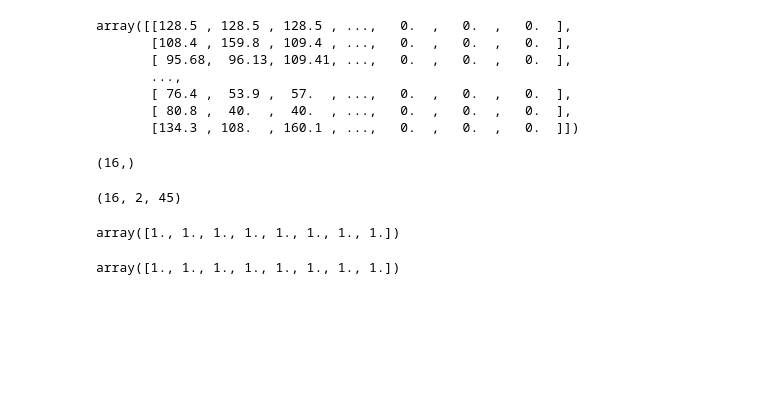
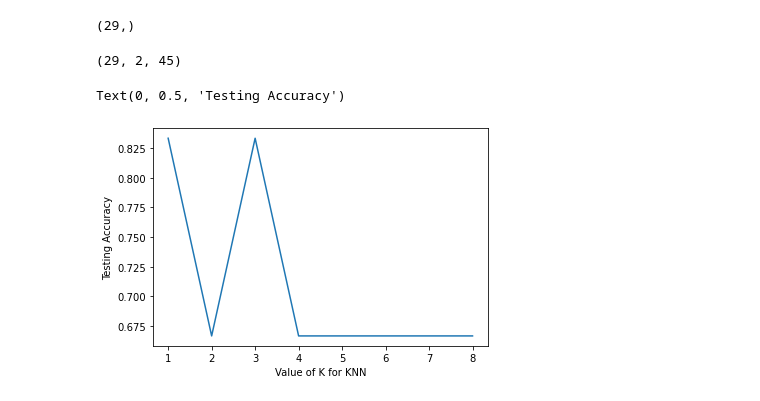
Before and after one commit to akelechi/ML, a Jupyter notebook: Final Project.ipynb, the cells around one changed output. Cells and saved outputs as stored; diff of their text form; code cells hidden in the pictures; blank space fills up the shorter version.

```diff
--- a/Final Project.ipynb
+++ b/Final Project.ipynb
@@ -49,23 +37,16 @@ molecule = []
 count = 0
 for i in range(numOfMolecules+1):
     if len(molecule) == 2:
-        print('\n')
-        print(molecule)
-        count = count+1
-        print('Length of molecule', count, 'is' , len(molecule));
-
         SubstitutedMoleculesNMR.append(molecule)
         molecule = []
-        if i< 32:
+        if i< numOfMolecules:
             data = nmrData[i]
             #data = [x for x in data if pd.isnull(x) == False]
             data = [float(s) for s in data]
             molecule.append(data)
     else:
-        if i< 32:
+        if i< numOfMolecules:
             data = nmrData[i]
             #data = [x for x in data if pd.isnull(x) == False]
             data = [float(s) for s in data]
             molecule.append(data)
-            print('\n')
-            print(data)
@@ -90,35 +53,31 @@ Length of molecule 16 is 2
 # %%
+#Reduce the dimensionality of the input matrix
 SubstitutedMoleculesNMR = np.array(SubstitutedMoleculesNMR)
 nsamples, nx, ny = SubstitutedMoleculesNMR.shape
-d2_train_dataset = SubstitutedMoleculesNMR.reshape((nsamples,nx*ny))
-d2_train_dataset
+train_dataset = SubstitutedMoleculesNMR.reshape((nsamples,nx*ny))
-# %% [output]
-array([[128.5 , 128.5 , 128.5 , ...,   0.  ,   0.  ,   0.  ],
-       [108.4 , 159.8 , 109.4 , ...,   0.  ,   0.  ,   0.  ],
-       [ 95.68,  96.13, 109.41, ...,   0.  ,   0.  ,   0.  ],
-       ...,
-       [ 76.4 ,  53.9 ,  57.  , ...,   0.  ,   0.  ,   0.  ],
-       [ 80.8 ,  40.  ,  40.  , ...,   0.  ,   0.  ,   0.  ],
-       [134.3 , 108.  , 160.1 , ...,   0.  ,   0.  ,   0.  ]])
 # %%
-ind = int(numOfMolecules/2)
-PhenylPresence = np.ones(ind) #Create output vector for the molecules,
-                                         #indicating presence or absence of phenyl group
+PhenylPresence = np.ones(17) #Create output vector for the first 17 molecules
+PhenylAbsence = np.zeros(12) #Create output vector for the last 12 molecules
+
+
+output = np.concatenate([PhenylPresence,PhenylAbsence])
 # %%
-print(PhenylPresence.shape)
+print(output.shape)
 SubstitutedMoleculesNMR.shape
 # %% [output]
-(16,)
+(29,)
-(16, 2, 45)
+(29, 2, 45)
 # %%
+#KNN
+
 X_train, X_test, y_train, y_test = train_test_split(
-             d2_train_dataset, PhenylPresence, test_size = 0.2, random_state=42)
+            train_dataset, output, test_size = 0.2, random_state=42)
 
-neighbors = np.arange(1, 9)
+neighbors = np.arange(1, 9) #For this program, we only need two neighbors, but we wonder if the machine was going to find
 train_accuracy = np.empty(len(neighbors))
 test_accuracy = np.empty(len(neighbors))
 
-# Loop over K values
+# Loop over K values to determine reasonable value of K(K=3 works best)
 for i, k in enumerate(neighbors):
     knn = KNeighborsClassifier(n_neighbors=k)
     knn.fit(X_train, y_train)
@@ -127,10 +86,11 @@ for i, k in enumerate(neighbors):
     train_accuracy[i] = knn.score(X_train, y_train)
     test_accuracy[i] = knn.score(X_test, y_test)
 # %%
-train_accuracy
+# plot the relationship between K and testing accuracy
+# plt.plot(x_axis, y_axis)
+plt.plot(neighbors, test_accuracy)
+plt.xlabel('Value of K for KNN')
+plt.ylabel('Testing Accuracy')
 # %% [output]
-array([1., 1., 1., 1., 1., 1., 1., 1.])
+Text(0, 0.5, 'Testing Accuracy')
+[figure, added]
-# %%
-test_accuracy
-# %% [output]
-array([1., 1., 1., 1., 1., 1., 1., 1.])
```
Also changed, not shown: parts of 6 cells of this notebook.
